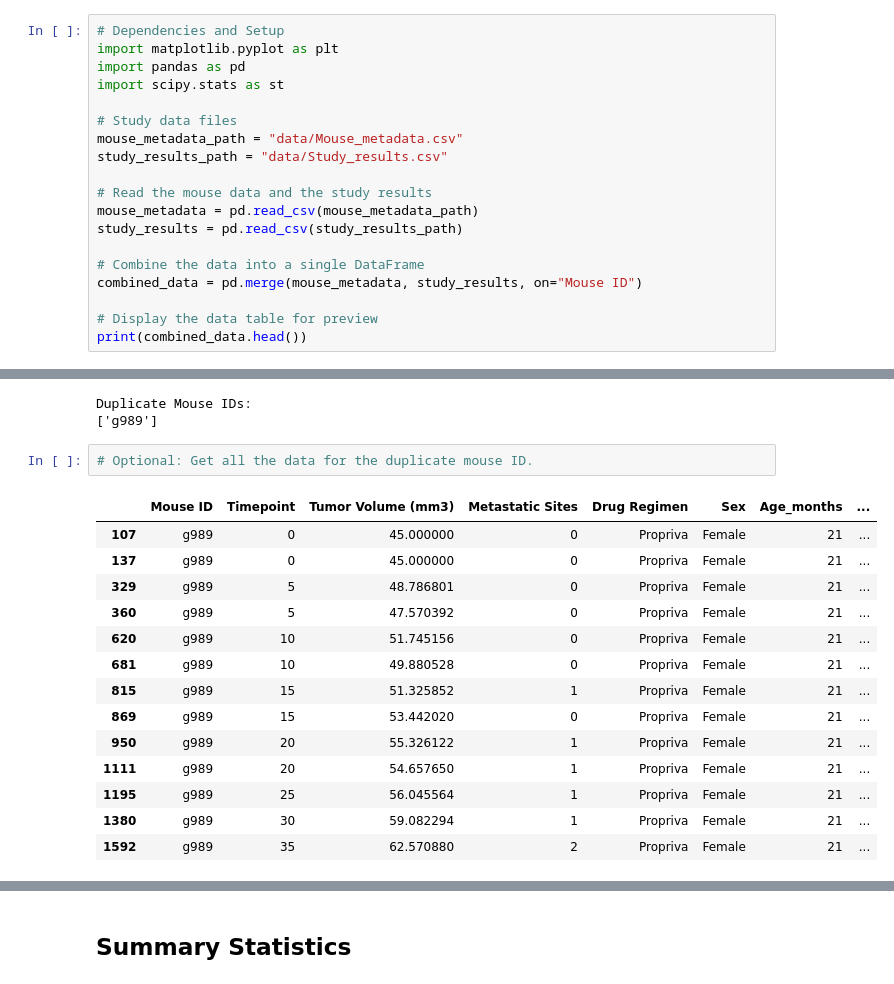
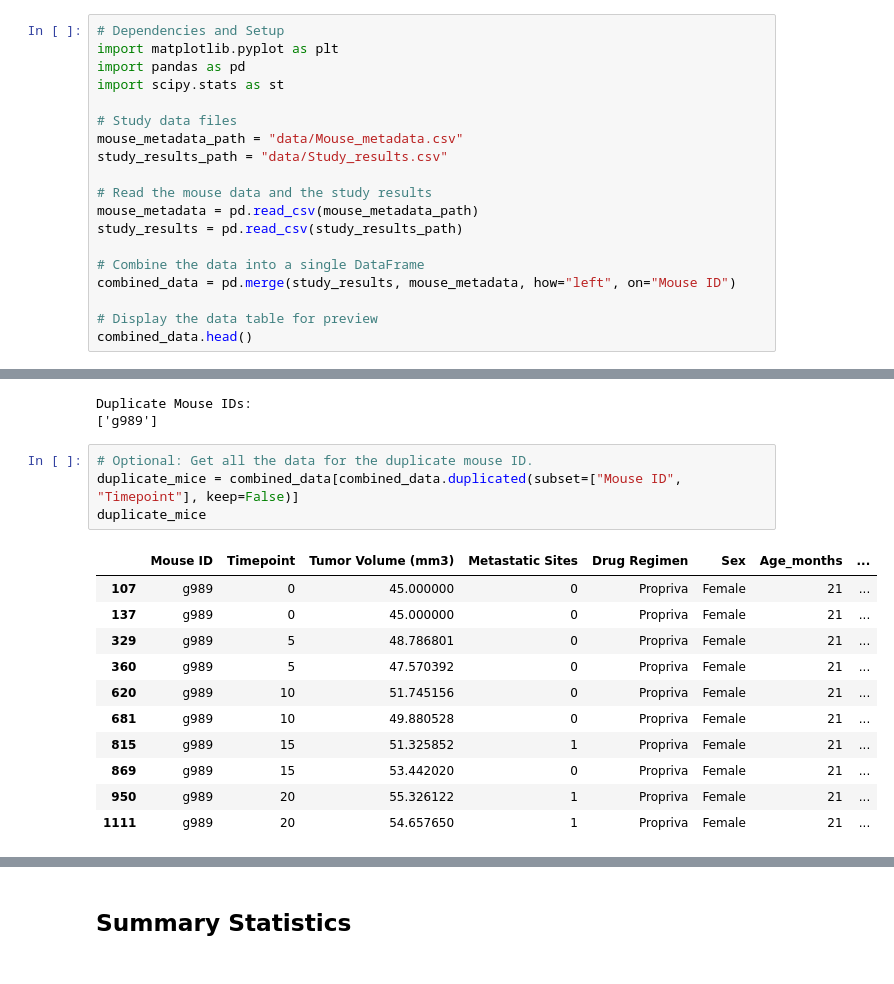
Before and after one commit to Kathyvng/Matplotlib_Challenge, a Jupyter notebook: pymaceuticals_starter.ipynb, the cells around one changed output, grey strips where cells are left out. Cells and saved outputs as stored; diff of their text form.

Commit message:
Getting the data

```diff
--- a/pymaceuticals_starter.ipynb
+++ b/pymaceuticals_starter.ipynb
@@ -20,8 +20,8 @@ mouse_metadata = pd.read_csv(mouse_metadata_path)
 study_results = pd.read_csv(study_results_path)
 
 # Combine the data into a single DataFrame
-combined_data = pd.merge(mouse_metadata, study_results, on="Mouse ID")
+combined_data = pd.merge(study_results, mouse_metadata, how="left", on="Mouse ID")
 
 # Display the data table for preview
-print(combined_data.head())
+combined_data.head()
 # %% [output]
@@ -56,20 +49,19 @@ Duplicate Mouse IDs:
 ['g989']
 # %%
 # Optional: Get all the data for the duplicate mouse ID.
+duplicate_mice = combined_data[combined_data.duplicated(subset=["Mouse ID", "Timepoint"], keep=False)]
+duplicate_mice
 # %% [output]
 |  | Mouse ID | Timepoint | Tumor Volume (mm3) | Metastatic Sites | Drug Regimen | Sex | Age_months | ... |
 | 107 | g989 | 0 | 45.000000 | 0 | Propriva | Female | 21 | ... |
 | 137 | g989 | 0 | 45.000000 | 0 | Propriva | Female | 21 | ... |
 | 329 | g989 | 5 | 48.786801 | 0 | Propriva | Female | 21 | ... |
 | 360 | g989 | 5 | 47.570392 | 0 | Propriva | Female | 21 | ... |
 | 620 | g989 | 10 | 51.745156 | 0 | Propriva | Female | 21 | ... |
 | 681 | g989 | 10 | 49.880528 | 0 | Propriva | Female | 21 | ... |
 | 815 | g989 | 15 | 51.325852 | 1 | Propriva | Female | 21 | ... |
 | 869 | g989 | 15 | 53.442020 | 0 | Propriva | Female | 21 | ... |
 | 950 | g989 | 20 | 55.326122 | 1 | Propriva | Female | 21 | ... |
 | 1111 | g989 | 20 | 54.657650 | 1 | Propriva | Female | 21 | ... |
-| 1195 | g989 | 25 | 56.045564 | 1 | Propriva | Female | 21 | ... |
-| 1380 | g989 | 30 | 59.082294 | 1 | Propriva | Female | 21 | ... |
-| 1592 | g989 | 35 | 62.570880 | 2 | Propriva | Female | 21 | ... |
 # %%
 # Create a clean DataFrame by dropping the duplicate mouse by its ID.
```
Also changed, not shown: parts of 3 cells of this notebook.
